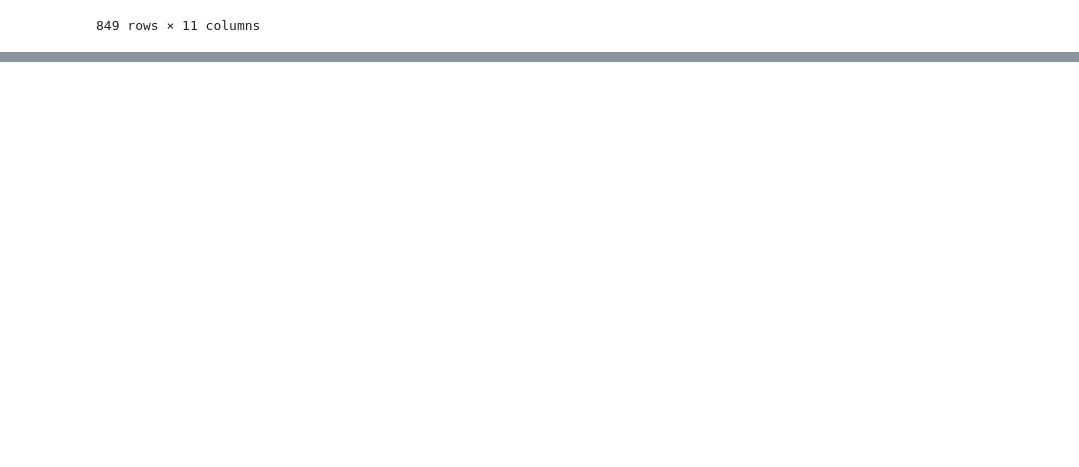
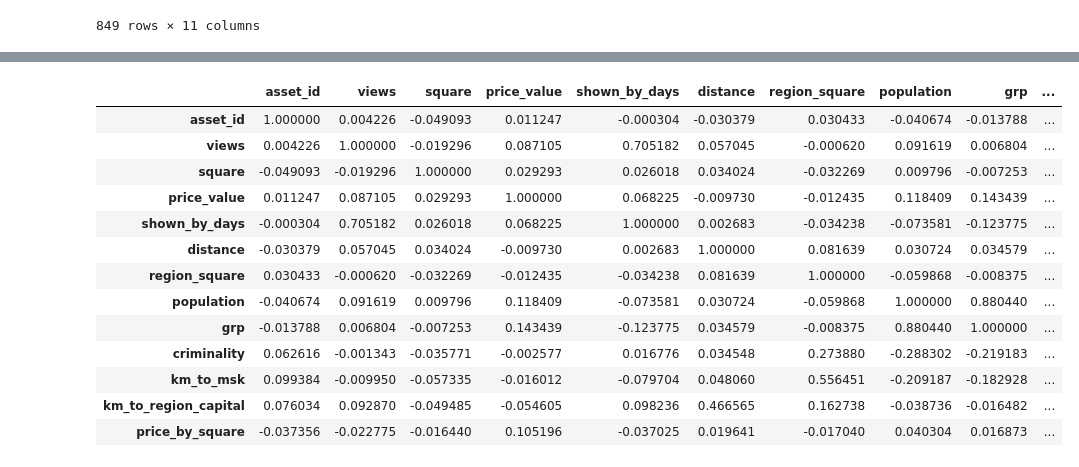
Before and after one commit to damnpav/liens_watching, a Jupyter notebook: data_eda17_01_23.ipynb, the cells around one changed output, grey strips where cells are left out. Cells and saved outputs as stored; diff of their text form; code cells hidden in the pictures; blank space fills up the shorter version.

```diff
--- a/data_eda17_01_23.ipynb
+++ b/data_eda17_01_23.ipynb
@@ -252,0 +536,2 @@ lien_df  # добавили дистанцию
+# %%
+lien_df1['km_to_region_capital'] = lien_df1.apply(get_distance_to_region_capital, axis=1)
@@ -252,0 +583,2 @@ lien_df  # добавили дистанцию
+# %%
+lien_df1['price_by_square'] = lien_df1['price_value'] / lien_df1['square'] if pd.notnull(lien_df1['square']) else np.NaN
@@ -252,0 +587,2 @@ lien_df  # добавили дистанцию
+# %%
+lien_df1['price_by_square'] = lien_df1.apply(lambda x: x.price_value/x.square if x.square>0 else np.NaN, axis=1)
@@ -252,0 +611,2 @@ lien_df  # добавили дистанцию
+# %%
+lien_df1['price_by_square'] = lien_df1['price_by_square'].replace([np.inf, -np.inf], np.nan, inplace=True)
@@ -252,0 +646,17 @@ lien_df  # добавили дистанцию
+# %%
+lien_df1.corr()
+# %% [output]
+|  | asset_id | views | square | price_value | shown_by_days | distance | region_square | population | grp | ... |
+| asset_id | 1.000000 | 0.004226 | -0.049093 | 0.011247 | -0.000304 | -0.030379 | 0.030433 | -0.040674 | -0.013788 | ... |
+| views | 0.004226 | 1.000000 | -0.019296 | 0.087105 | 0.705182 | 0.057045 | -0.000620 | 0.091619 | 0.006804 | ... |
+| square | -0.049093 | -0.019296 | 1.000000 | 0.029293 | 0.026018 | 0.034024 | -0.032269 | 0.009796 | -0.007253 | ... |
+| price_value | 0.011247 | 0.087105 | 0.029293 | 1.000000 | 0.068225 | -0.009730 | -0.012435 | 0.118409 | 0.143439 | ... |
+| shown_by_days | -0.000304 | 0.705182 | 0.026018 | 0.068225 | 1.000000 | 0.002683 | -0.034238 | -0.073581 | -0.123775 | ... |
+| distance | -0.030379 | 0.057045 | 0.034024 | -0.009730 | 0.002683 | 1.000000 | 0.081639 | 0.030724 | 0.034579 | ... |
+| region_square | 0.030433 | -0.000620 | -0.032269 | -0.012435 | -0.034238 | 0.081639 | 1.000000 | -0.059868 | -0.008375 | ... |
+| population | -0.040674 | 0.091619 | 0.009796 | 0.118409 | -0.073581 | 0.030724 | -0.059868 | 1.000000 | 0.880440 | ... |
+| grp | -0.013788 | 0.006804 | -0.007253 | 0.143439 | -0.123775 | 0.034579 | -0.008375 | 0.880440 | 1.000000 | ... |
+| criminality | 0.062616 | -0.001343 | -0.035771 | -0.002577 | 0.016776 | 0.034548 | 0.273880 | -0.288302 | -0.219183 | ... |
+| km_to_msk | 0.099384 | -0.009950 | -0.057335 | -0.016012 | -0.079704 | 0.048060 | 0.556451 | -0.209187 | -0.182928 | ... |
+| km_to_region_capital | 0.076034 | 0.092870 | -0.049485 | -0.054605 | 0.098236 | 0.466565 | 0.162738 | -0.038736 | -0.016482 | ... |
+| price_by_square | -0.037356 | -0.022775 | -0.016440 | 0.105196 | -0.037025 | 0.019641 | -0.017040 | 0.040304 | 0.016873 | ... |
```
Also changed, not shown: parts of 59 cells of this notebook.
